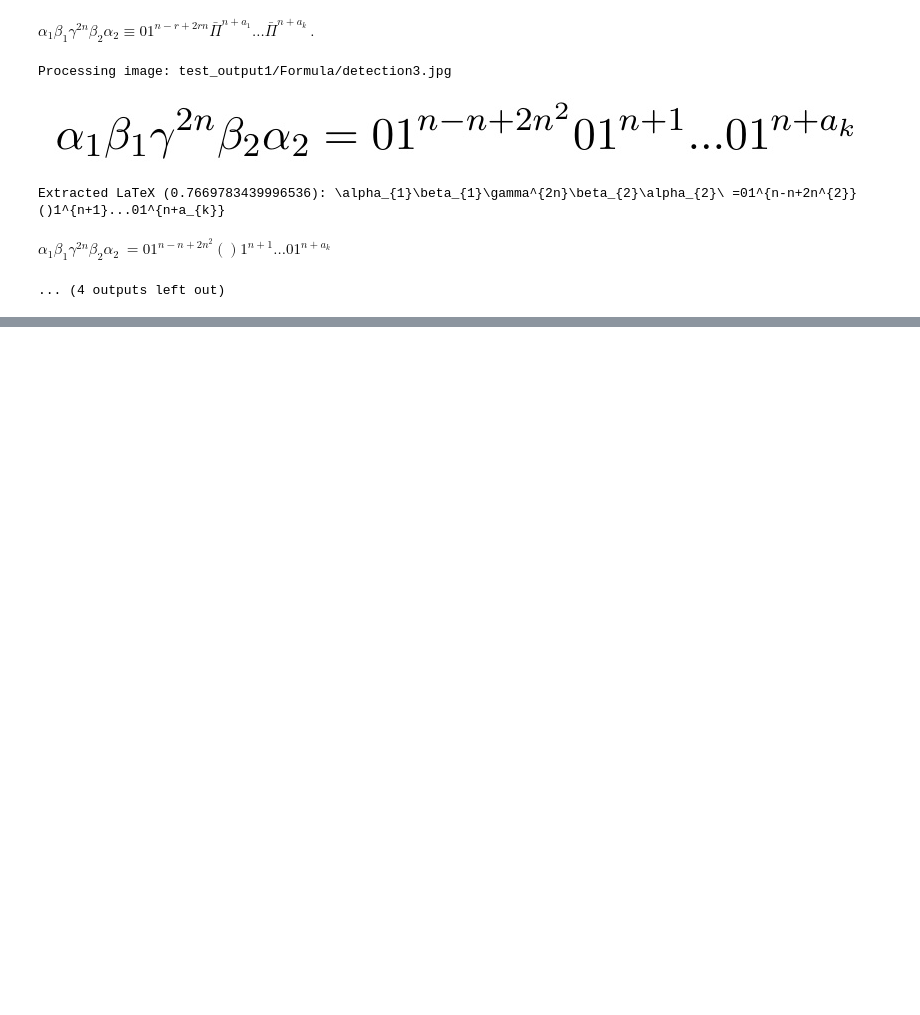
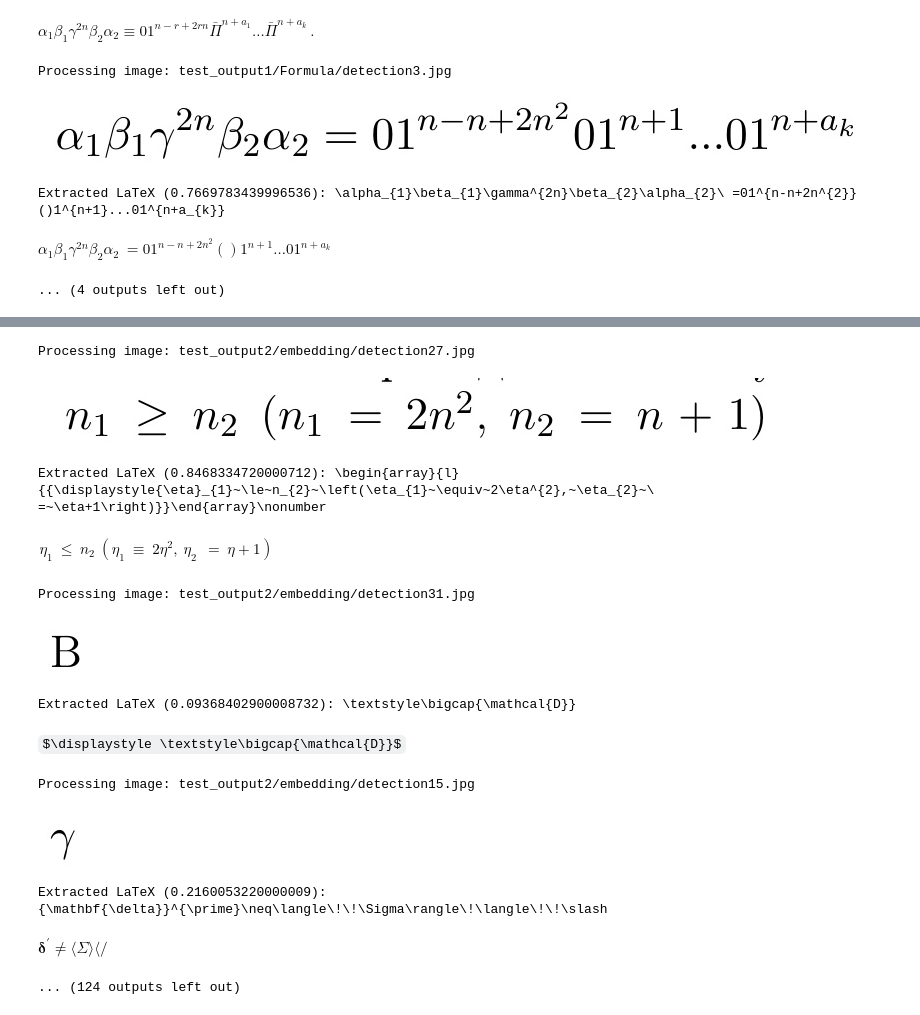
Before and after one commit to nasibulinaa/mipt_mag_diploma, a Jupyter notebook: experiments/initial_analyze/5test_yolo-based.ipynb, the cells around one changed output, grey strips where cells are left out. Cells and saved outputs as stored; diff of their text form; code cells hidden in the pictures; some formulas as TeX source; blank space fills up the shorter version.

```diff
--- a/experiments/initial_analyze/5test_yolo-based.ipynb
+++ b/experiments/initial_analyze/5test_yolo-based.ipynb
@@ -113,0 +150,26 @@ $\displaystyle \alpha_{1}\beta_{1}\gamma^{2n}\beta_{2}\alpha_{2}\ =01^{n-n+2n^{2
+# %%
+from pathlib import Path
+from IPython.display import display, Math, Image
+
+for img in list(Path("test_output2/embedding").glob("*.jpg")):
+    print(f"Processing image: {img}")
+    display(Image(img))
+    with open(img, "rb") as f:
+        data = f.read()
+    res, elapse = model_latex(data)
+    print(f"Extracted LaTeX ({elapse}): {res}")
+    display(Math(res))
+# %% [output]
+Processing image: test_output2/embedding/detection27.jpg
+[figure, added]
+Extracted LaTeX (0.8468334720000712): \begin{array}{l}{{\displaystyle{\eta}_{1}~\le~n_{2}~\left(\eta_{1}~\equiv~2\eta^{2},~\eta_{2}~\ =~\eta+1\right)}}\end{array}\nonumber
+$\displaystyle \begin{array}{l}{{\displaystyle{\eta}_{1}~\le~n_{2}~\left(\eta_{1}~\equiv~2\eta^{2},~\eta_{2}~\ =~\eta+1\right)}}\end{array}\nonumber$
+Processing image: test_output2/embedding/detection31.jpg
+[figure, added]
+Extracted LaTeX (0.09368402900008732): \textstyle\bigcap{\mathcal{D}}
+$\displaystyle \textstyle\bigcap{\mathcal{D}}$
+Processing image: test_output2/embedding/detection15.jpg
+[figure, added]
+Extracted LaTeX (0.2160053220000009): {\mathbf{\delta}}^{\prime}\neq\langle\!\!\Sigma\rangle\!\langle\!\!\slash
+$\displaystyle {\mathbf{\delta}}^{\prime}\neq\langle\!\!\Sigma\rangle\!\langle\!\!\slash$
+... (124 outputs left out)
```
Also changed, not shown: parts of 2 cells of this notebook, 5 other files.
